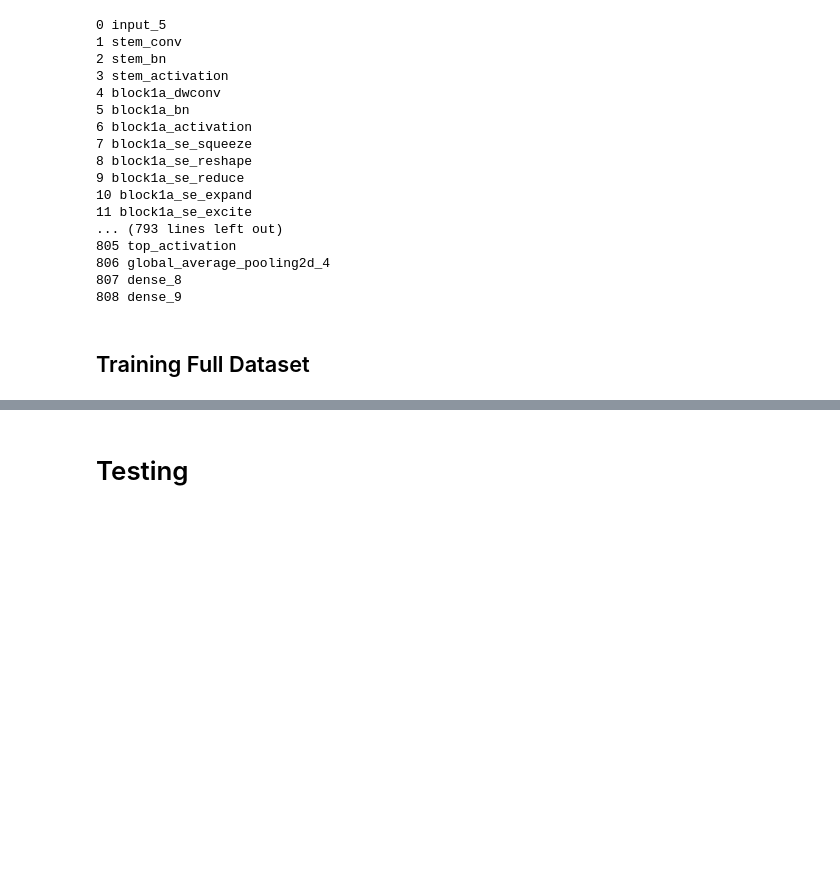
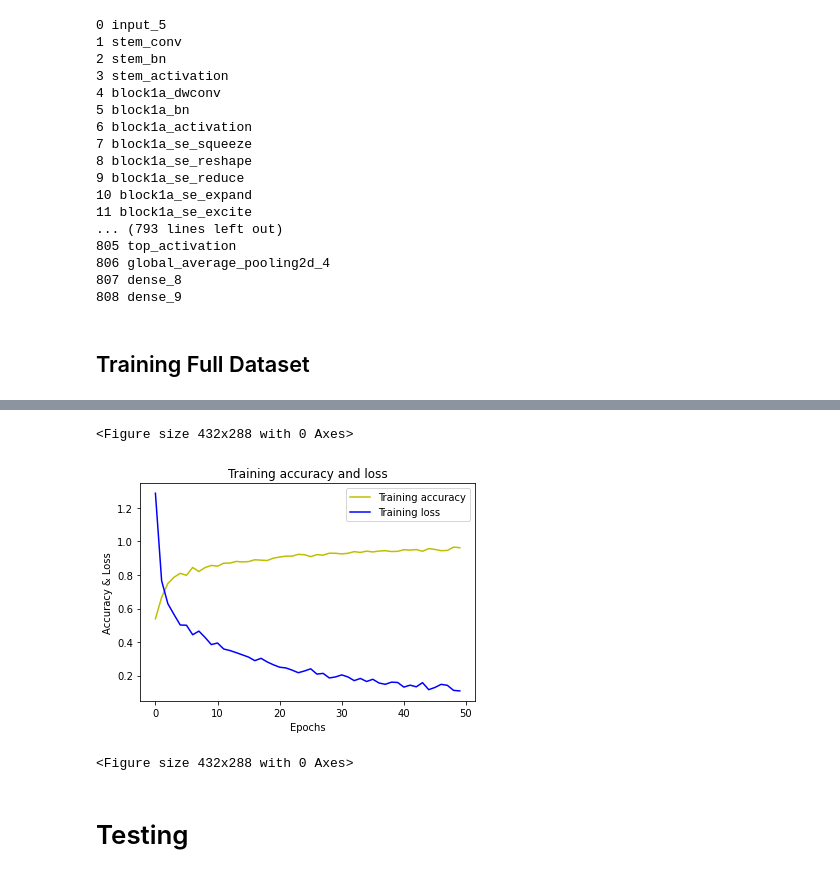
Before and after one commit to kool7/Covid_Nex_v1_2020, a Jupyter notebook: covid-nex-v1.ipynb, the cells around one changed output, grey strips where cells are left out. Drawn from its saved outputs; the diff is of its cells as text; code cells hidden in the pictures; blank space fills up the shorter version.

```diff
--- a/covid-nex-v1.ipynb
+++ b/covid-nex-v1.ipynb
@@ -433,3 +434,21 @@ Epoch 50/50
+# %%
+accuracy = history.history['accuracy']
+loss = history.history['loss']
+
+epochs = range(len(acc))
+
+plt.plot(epochs, accuracy, 'y', label='Training accuracy')
+plt.plot(epochs, loss, 'b', label='Training loss')
+plt.title('Training accuracy and loss')
+plt.ylabel("Accuracy & Loss")
+plt.xlabel("Epochs")
+plt.legend()
+plt.savefig('/kaggle/working/train_acc_loss.png', dpi=100)
+plt.figure()
+# %% [output]
+<Figure size 432x288 with 0 Axes>
+[figure, added]
+<Figure size 432x288 with 0 Axes>
 # %% [markdown]
 # Testing
 # %%
```
Also changed, not shown: parts of 30 cells of this notebook.
